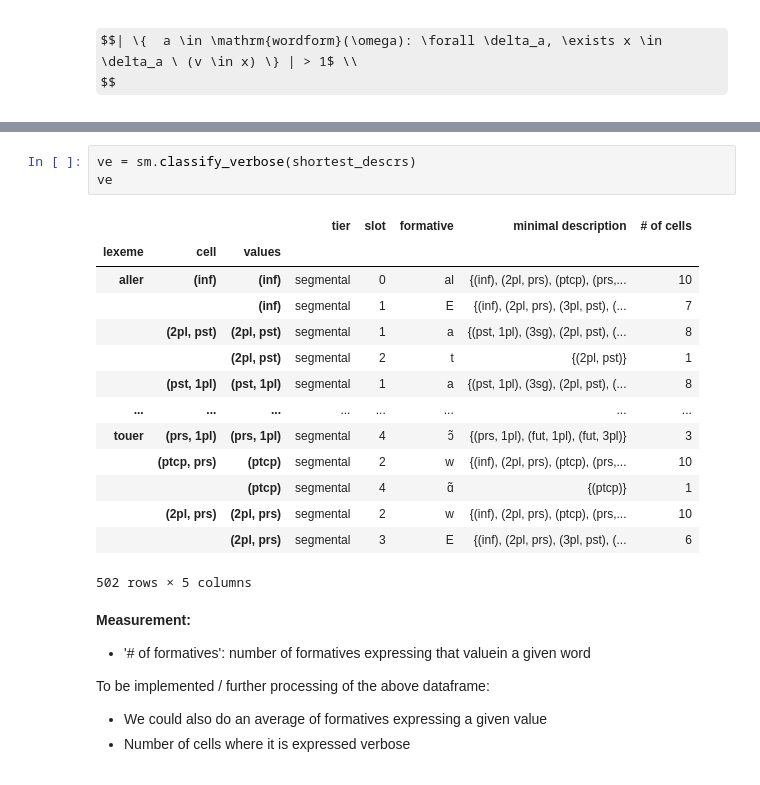
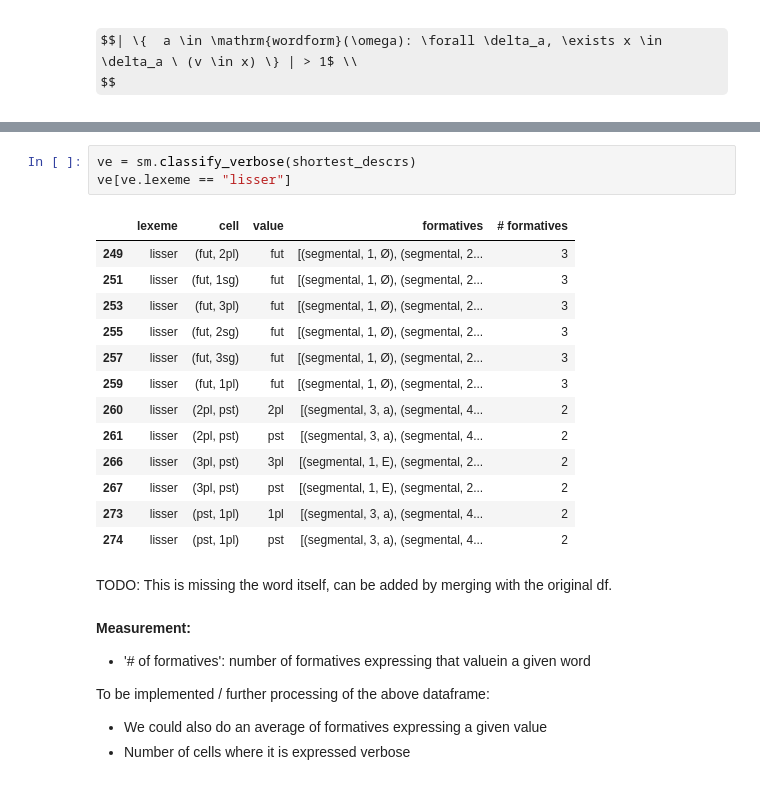
Before and after one commit to maecarroll/setMorph, a Jupyter notebook: ExponenceTypology.ipynb, the cells around one changed output, grey strips where cells are left out. Cells and saved outputs as stored; diff of their text form; some formulas as TeX source.

```diff
--- a/ExponenceTypology.ipynb
+++ b/ExponenceTypology.ipynb
@@ -234,21 +217,22 @@ pd.DataFrame(ve)
 # %%
 ve = sm.classify_verbose(shortest_descrs)
-ve
+ve[ve.lexeme == "lisser"]
 # %% [output]
-|  |  |  | tier | slot | formative | minimal description | # of cells |
-| lexeme | cell | values |  |  |  |  |  |
-| aller | (inf) | (inf) | segmental | 0 | al | {(inf), (2pl, prs), (ptcp), (prs,... | 10 |
-|  |  | (inf) | segmental | 1 | E | {(inf), (2pl, prs), (3pl, pst), (... | 7 |
-|  | (2pl, pst) | (2pl, pst) | segmental | 1 | a | {(pst, 1pl), (3sg), (2pl, pst), (... | 8 |
-|  |  | (2pl, pst) | segmental | 2 | t | {(2pl, pst)} | 1 |
-|  | (pst, 1pl) | (pst, 1pl) | segmental | 1 | a | {(pst, 1pl), (3sg), (2pl, pst), (... | 8 |
-| ... | ... | ... | ... | ... | ... | ... | ... |
-| touer | (prs, 1pl) | (prs, 1pl) | segmental | 4 | ɔ̃ | {(prs, 1pl), (fut, 1pl), (fut, 3pl)} | 3 |
-|  | (ptcp, prs) | (ptcp) | segmental | 2 | w | {(inf), (2pl, prs), (ptcp), (prs,... | 10 |
-|  |  | (ptcp) | segmental | 4 | ɑ̃ | {(ptcp)} | 1 |
-|  | (2pl, prs) | (2pl, prs) | segmental | 2 | w | {(inf), (2pl, prs), (ptcp), (prs,... | 10 |
-|  |  | (2pl, prs) | segmental | 3 | E | {(inf), (2pl, prs), (3pl, pst), (... | 6 |
+|  | lexeme | cell | value | formatives | # formatives |
+| 249 | lisser | (fut, 2pl) | fut | [(segmental, 1, Ø), (segmental, 2... | 3 |
+| 251 | lisser | (fut, 1sg) | fut | [(segmental, 1, Ø), (segmental, 2... | 3 |
+| 253 | lisser | (fut, 3pl) | fut | [(segmental, 1, Ø), (segmental, 2... | 3 |
+| 255 | lisser | (fut, 2sg) | fut | [(segmental, 1, Ø), (segmental, 2... | 3 |
+| 257 | lisser | (fut, 3sg) | fut | [(segmental, 1, Ø), (segmental, 2... | 3 |
+| 259 | lisser | (fut, 1pl) | fut | [(segmental, 1, Ø), (segmental, 2... | 3 |
+| 260 | lisser | (2pl, pst) | 2pl | [(segmental, 3, a), (segmental, 4... | 2 |
+| 261 | lisser | (2pl, pst) | pst | [(segmental, 3, a), (segmental, 4... | 2 |
+| 266 | lisser | (3pl, pst) | 3pl | [(segmental, 1, E), (segmental, 2... | 2 |
+| 267 | lisser | (3pl, pst) | pst | [(segmental, 1, E), (segmental, 2... | 2 |
+| 273 | lisser | (pst, 1pl) | 1pl | [(segmental, 3, a), (segmental, 4... | 2 |
+| 274 | lisser | (pst, 1pl) | pst | [(segmental, 3, a), (segmental, 4... | 2 |
-502 rows × 5 columns
+# %% [markdown]
+TODO: This is missing the word itself, can be added by merging with the original df.
 # %% [markdown]
 **Measurement:**
 
```
Also changed, not shown: parts of 1 cell of this notebook, 2 other files.
